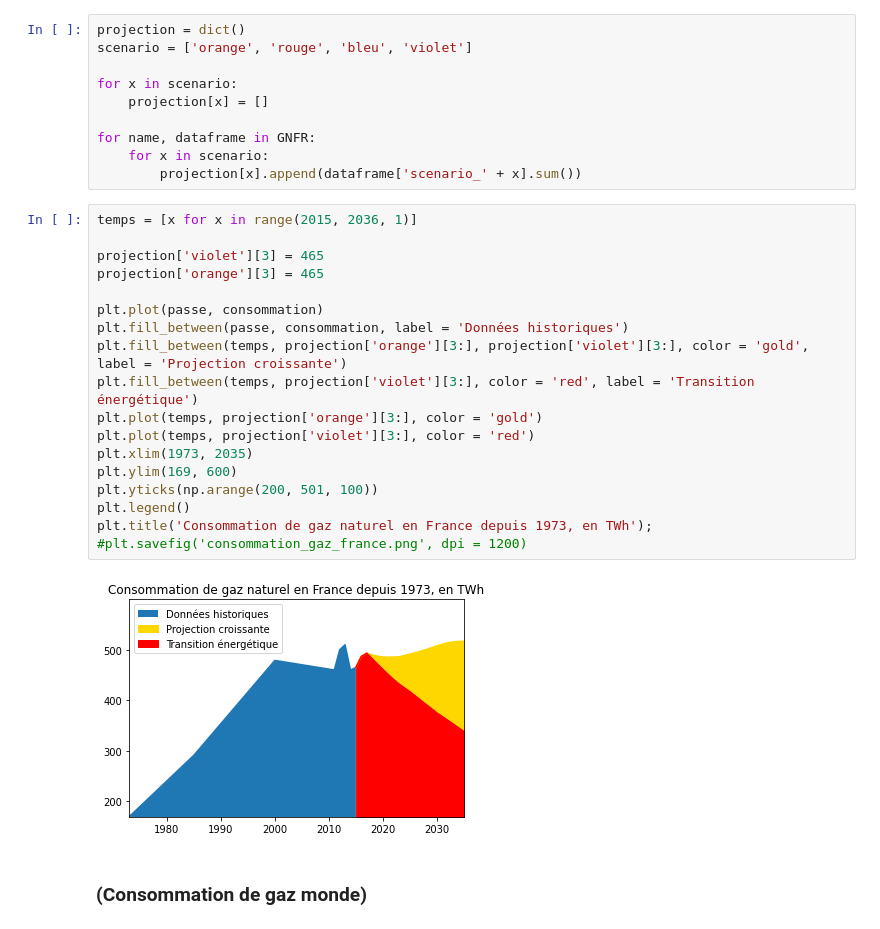
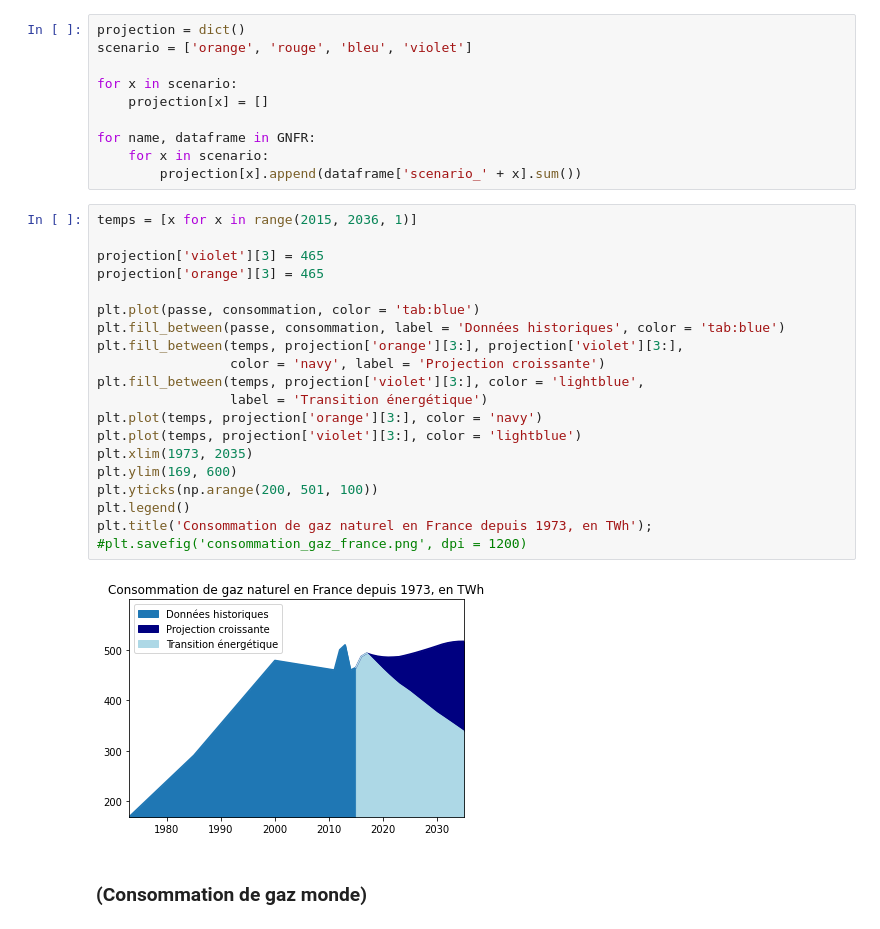
Before and after one commit to 20castro/Mini-projet_Biogaz, a Jupyter notebook: Gisement.ipynb, the cells around one changed output. Saved outputs shown, nothing was run; the diff lists cells and outputs as text.

```diff
--- a/Gisement.ipynb
+++ b/Gisement.ipynb
@@ -710,23 +787,25 @@ for name, dataframe in GNFR:
 # %%
 temps = [x for x in range(2015, 2036, 1)]
 
 projection['violet'][3] = 465
 projection['orange'][3] = 465
 
-plt.plot(passe, consommation)
-plt.fill_between(passe, consommation, label = 'Données historiques')
-plt.fill_between(temps, projection['orange'][3:], projection['violet'][3:], color = 'gold', label = 'Projection croissante')
-plt.fill_between(temps, projection['violet'][3:], color = 'red', label = 'Transition énergétique')
-plt.plot(temps, projection['orange'][3:], color = 'gold')
-plt.plot(temps, projection['violet'][3:], color = 'red')
+plt.plot(passe, consommation, color = 'tab:blue')
+plt.fill_between(passe, consommation, label = 'Données historiques', color = 'tab:blue')
+plt.fill_between(temps, projection['orange'][3:], projection['violet'][3:],
+                 color = 'navy', label = 'Projection croissante')
+plt.fill_between(temps, projection['violet'][3:], color = 'lightblue',
+                 label = 'Transition énergétique')
+plt.plot(temps, projection['orange'][3:], color = 'navy')
+plt.plot(temps, projection['violet'][3:], color = 'lightblue')
 plt.xlim(1973, 2035)
 plt.ylim(169, 600)
 plt.yticks(np.arange(200, 501, 100))
 plt.legend()
 plt.title('Consommation de gaz naturel en France depuis 1973, en TWh');
 #plt.savefig('consommation_gaz_france.png', dpi = 1200)
 # %% [output]
-[figure, old version]
+[figure, new version]
 # %% [markdown]
 ### (Consommation de gaz monde)
 # %% [markdown]
```
Also changed, not shown: parts of 10 cells of this notebook, 2 other files.
